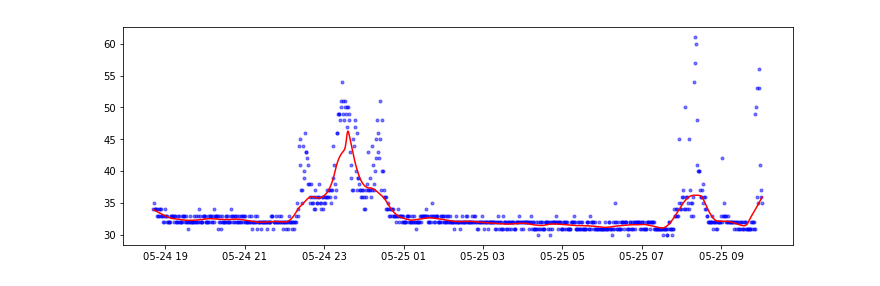
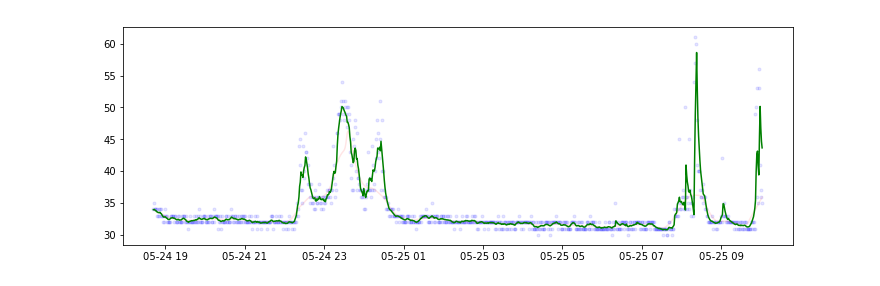
Before and after one commit to MockyJoke/numbers, a Jupyter notebook: ex3/code/smooth_temperature.ipynb, the cells around one changed output. Cells and saved outputs as stored; diff of their text form; code cells hidden in the pictures.

```diff
--- a/ex3/code/smooth_temperature.ipynb
+++ b/ex3/code/smooth_temperature.ipynb
@@ -3,19 +3,38 @@ import sys
 import pandas as pd
 import matplotlib.pyplot as plt
 from statsmodels.nonparametric.smoothers_lowess import lowess
+from pykalman import KalmanFilter
 
-filename = sys.argv[1]
-filename = "sysinfo.csv"
+filename1 = sys.argv[1]
+filename1 = "sysinfo.csv"
 
-cpu_data = pd.read_table(filename, sep=',', parse_dates=[2])
+cpu_data = pd.read_table(filename1, sep=',', parse_dates=[2])
 # %%
 plt.figure(figsize=(12, 4))
-plt.plot(cpu_data['timestamp'], cpu_data['temperature'], 'b.', alpha=0.5)
+plt.plot(cpu_data['timestamp'], cpu_data['temperature'], 'b.', alpha=0.1)
 
 loess_smoothed = lowess(cpu_data['temperature'], cpu_data.index , frac = 0.05)
-plt.plot(cpu_data['timestamp'], loess_smoothed[:, 1], 'r-')
+plt.plot(cpu_data['timestamp'], loess_smoothed[:, 1], 'r-',alpha =0.1)
 
-plt.show() # easier for testing
+#plt.show() # easier for testing
 # plt.savefig('cpu.svg') # for final submission
+
+kalman_data = cpu_data[['temperature', 'cpu_percent']]
+initial_state = kalman_data.iloc[0]
+observation_stddev = 0.9
+transition_stddev = 0.2
+observation_covariance = [[observation_stddev ** 2, 0], [0, 2 ** 2]]
+transition_covariance = [[transition_stddev ** 2, 0], [0, 80 ** 2]]
+
+
+kf = KalmanFilter(
+                initial_state_mean=initial_state,
+                transition_matrices = [[1, 0.125], [0, 1]],
+                observation_matrices = [[1, 0], [0, 1]],
+                observation_covariance = observation_covariance,
+                transition_covariance = transition_covariance)
+kalman_smoothed, _ = kf.smooth(kalman_data)
+plt.plot(cpu_data['timestamp'], kalman_smoothed[:, 0], 'g-')
+plt.show()
 # %% [output]
-[figure, old version]
+[figure, new version]
```
Also changed, not shown: parts of 1 cell of this notebook, 1 other file.
